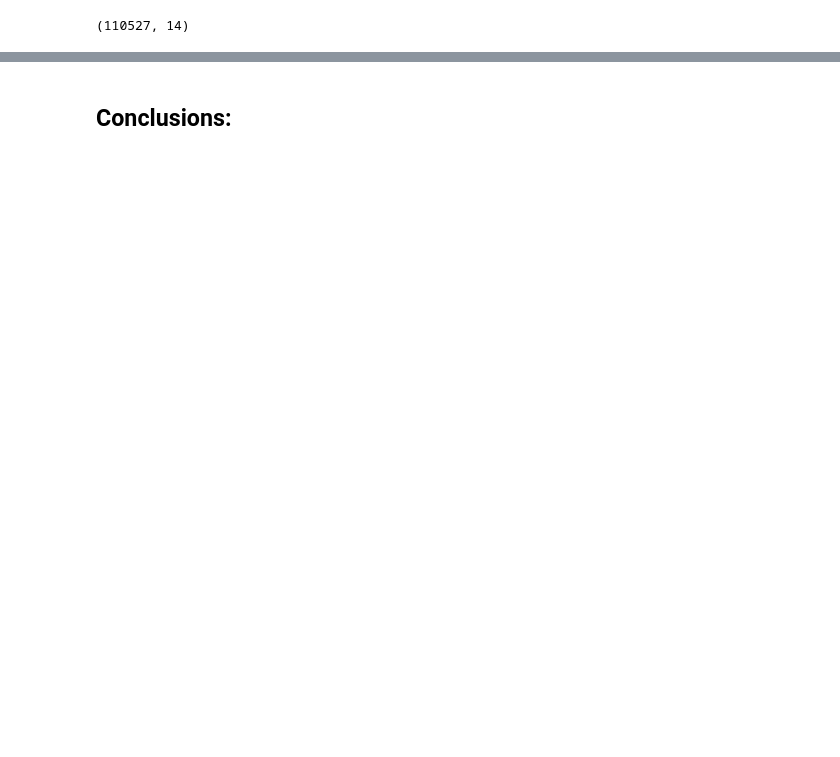
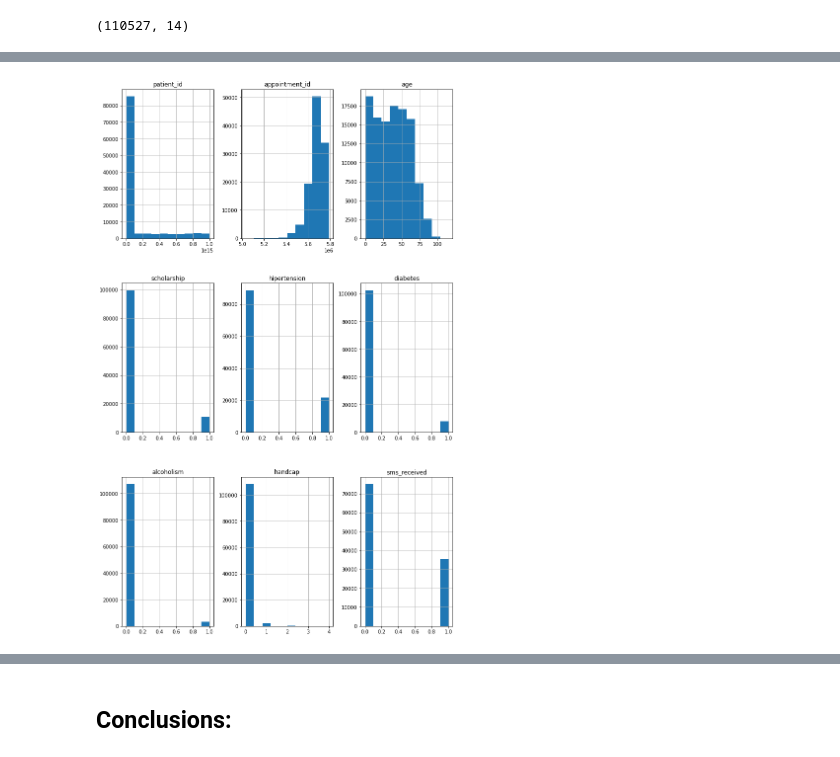
Before and after one commit to danieloladele7/Udacity_Data_Analyst_Nanodegree, a Jupyter notebook: Project_1-Investigate_a_dataset/Investigate_a_dataset.ipynb, the cells around one changed output, grey strips where cells are left out. Drawn from its saved outputs; the diff is of its cells as text; code cells hidden in the pictures; blank space fills up the shorter version.

```diff
--- a/Project_1-Investigate_a_dataset/Investigate_a_dataset.ipynb
+++ b/Project_1-Investigate_a_dataset/Investigate_a_dataset.ipynb
@@ -129,0 +155,4 @@ Next we plot the dataframe to get a general overview and preliminary understandi
+# %%
+df.hist(figsize=(12,20));
+# %% [output]
+[figure, added]
```
Also changed, not shown: parts of 70 cells of this notebook, 1 other file.
